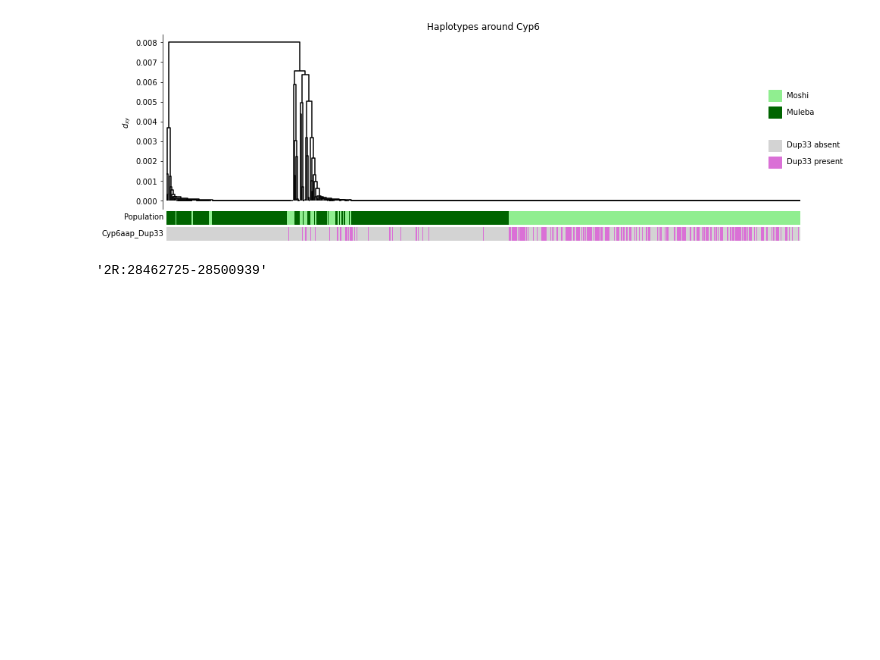
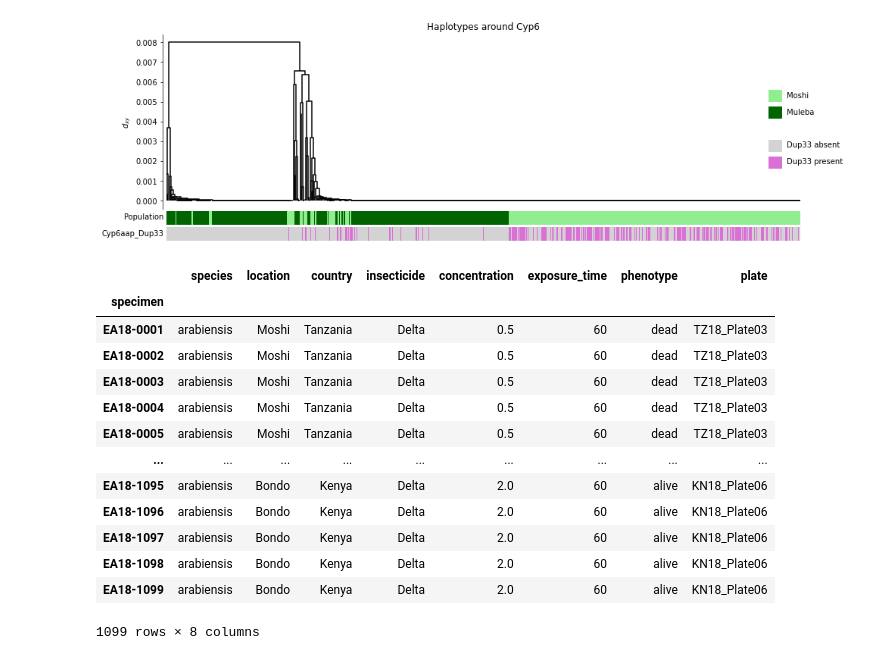
Before and after one commit to vigg-lstm/GAARD_east, a Jupyter notebook: CNV_analysis/sweeps/Cyp6_CNV_haplotypes.ipynb, the cells around one changed output. Drawn from its saved outputs; the diff is of its cells as text; code cells hidden in the pictures; blank space fills up the shorter version.

```diff
--- a/CNV_analysis/sweeps/Cyp6_CNV_haplotypes.ipynb
+++ b/CNV_analysis/sweeps/Cyp6_CNV_haplotypes.ipynb
@@ -543,7 +543,22 @@ draw_hap_cluster_plot(z, r, loc_hap_Dup33,
 )
 # %% [output]
 [figure]
-# %%
-haptree_region_Dup33
-# %% [output]
-'2R:28462725-28500939'
+# %%
+# Instead of labelling by region, label by phenotype
+phen = pd.read_csv('../../data/sample_phenotypes_EA.csv', sep = '\t', index_col = 'specimen')
+phen
+# %% [output]
+|  | species | location | country | insecticide | concentration | exposure_time | phenotype | plate |
+| specimen |  |  |  |  |  |  |  |  |
+| EA18-0001 | arabiensis | Moshi | Tanzania | Delta | 0.5 | 60 | dead | TZ18_Plate03 |
+| EA18-0002 | arabiensis | Moshi | Tanzania | Delta | 0.5 | 60 | dead | TZ18_Plate03 |
+| EA18-0003 | arabiensis | Moshi | Tanzania | Delta | 0.5 | 60 | dead | TZ18_Plate03 |
+| EA18-0004 | arabiensis | Moshi | Tanzania | Delta | 0.5 | 60 | dead | TZ18_Plate03 |
+| EA18-0005 | arabiensis | Moshi | Tanzania | Delta | 0.5 | 60 | dead | TZ18_Plate03 |
+| ... | ... | ... | ... | ... | ... | ... | ... | ... |
+| EA18-1095 | arabiensis | Bondo | Kenya | Delta | 2.0 | 60 | alive | KN18_Plate06 |
+| EA18-1096 | arabiensis | Bondo | Kenya | Delta | 2.0 | 60 | alive | KN18_Plate06 |
+| EA18-1097 | arabiensis | Bondo | Kenya | Delta | 2.0 | 60 | alive | KN18_Plate06 |
+| EA18-1098 | arabiensis | Bondo | Kenya | Delta | 2.0 | 60 | alive | KN18_Plate06 |
+| EA18-1099 | arabiensis | Bondo | Kenya | Delta | 2.0 | 60 | alive | KN18_Plate06 |
+1099 rows × 8 columns
```
Also changed, not shown: parts of 4 cells of this notebook, 5 other files.
